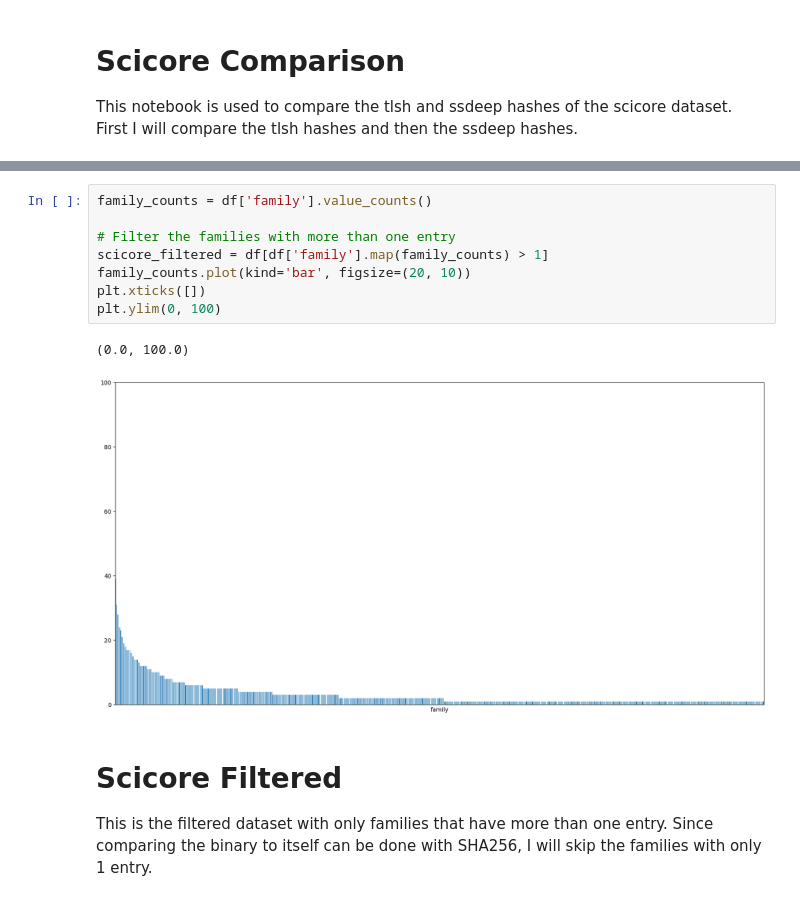
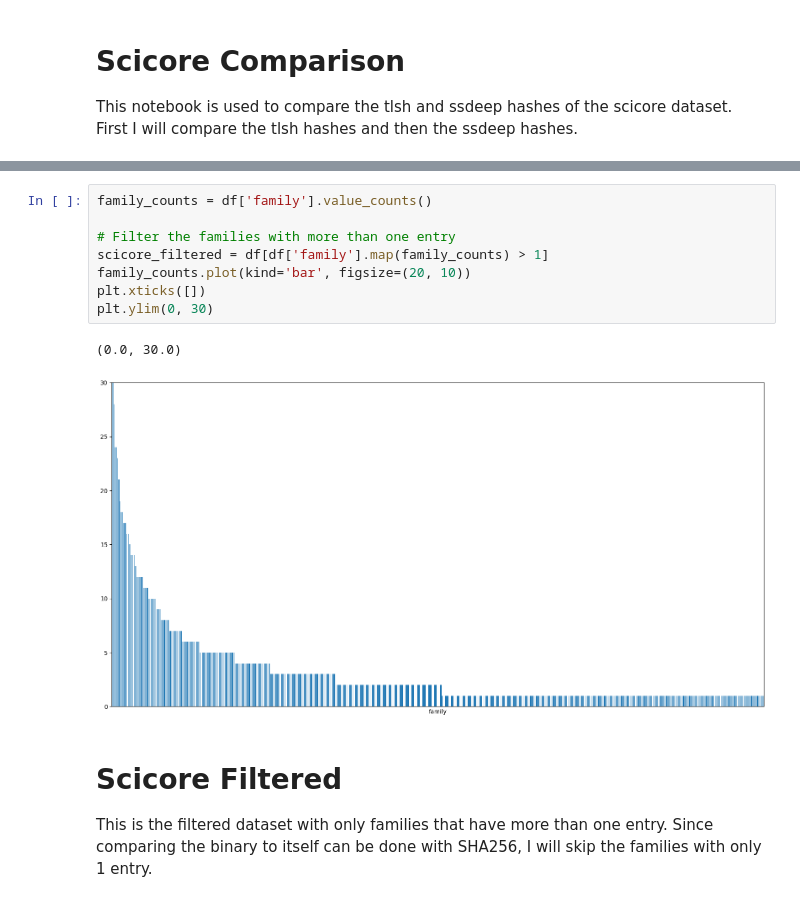
Before and after one commit to edizeqiri/obstkorb, a Jupyter notebook: Analysis/Scicore.ipynb, the cells around one changed output, grey strips where cells are left out. Drawn from its saved outputs; the diff is of its cells as text.

```diff
--- a/Analysis/Scicore.ipynb
+++ b/Analysis/Scicore.ipynb
@@ -36,14 +35,14 @@ df
 # %%
 family_counts = df['family'].value_counts()
 
 # Filter the families with more than one entry
 scicore_filtered = df[df['family'].map(family_counts) > 1]
 family_counts.plot(kind='bar', figsize=(20, 10))
 plt.xticks([])
-plt.ylim(0, 100)
+plt.ylim(0, 30)
 # %% [output]
-(0.0, 100.0)
+(0.0, 30.0)
-[figure, old version]
+[figure, new version]
 # %% [markdown]
 # Scicore Filtered
 
```
Also changed, not shown: parts of 37 cells of this notebook, 7 other files.
